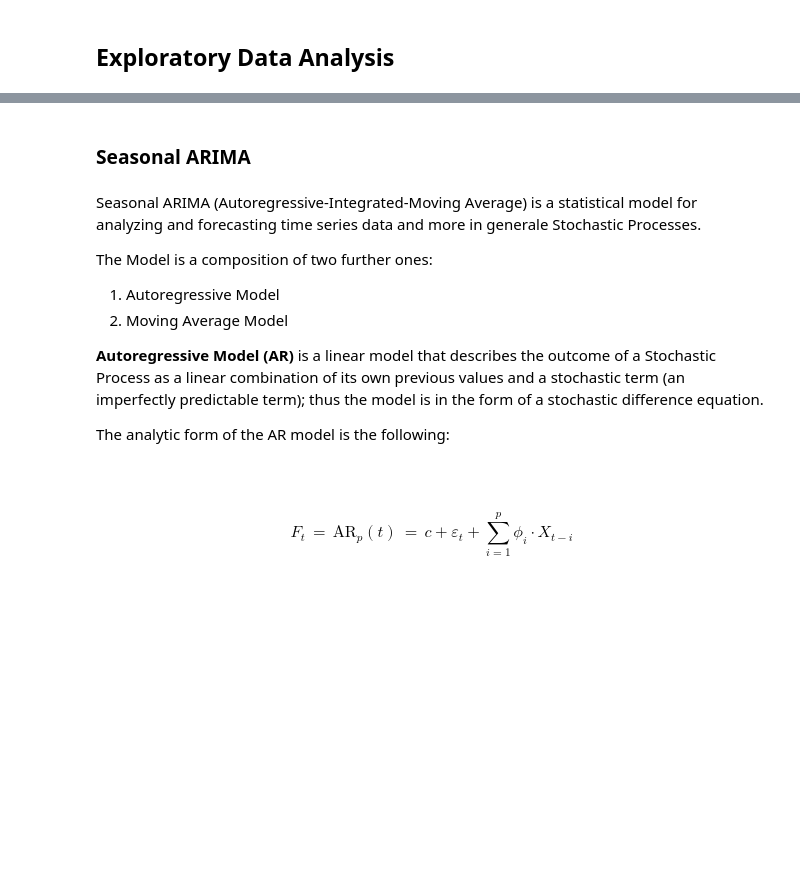
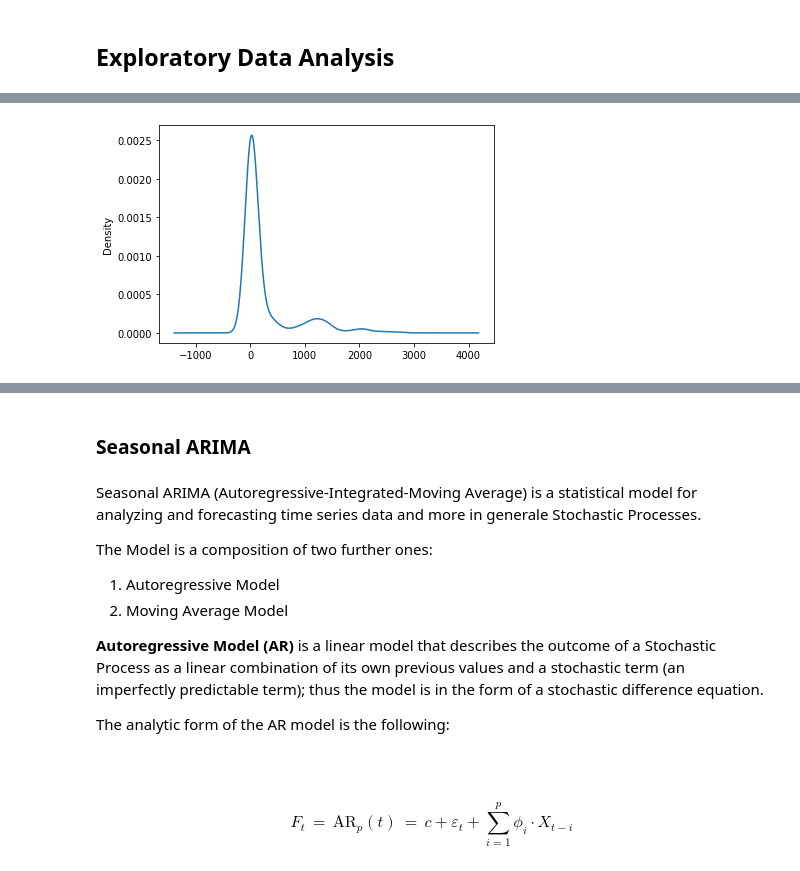
Before and after one commit to rscdev7/stock_advisor, a Jupyter notebook: code/notebooks/stock_advisor/Stock Advisor.ipynb, the cells around one changed output, grey strips where cells are left out. Saved outputs shown, nothing was run; the diff lists cells and outputs as text; code cells hidden in the pictures; blank space fills up the shorter version.

```diff
--- a/code/notebooks/stock_advisor/Stock Advisor.ipynb
+++ b/code/notebooks/stock_advisor/Stock Advisor.ipynb
@@ -177,0 +306,5 @@ Features of analyzed dataset is listed below:
+# %%
+sp.plot(kind='kde')
+plt.show()
+# %% [output]
+[figure, added]
```
Also changed, not shown: parts of 88 cells of this notebook, 2 other files.
